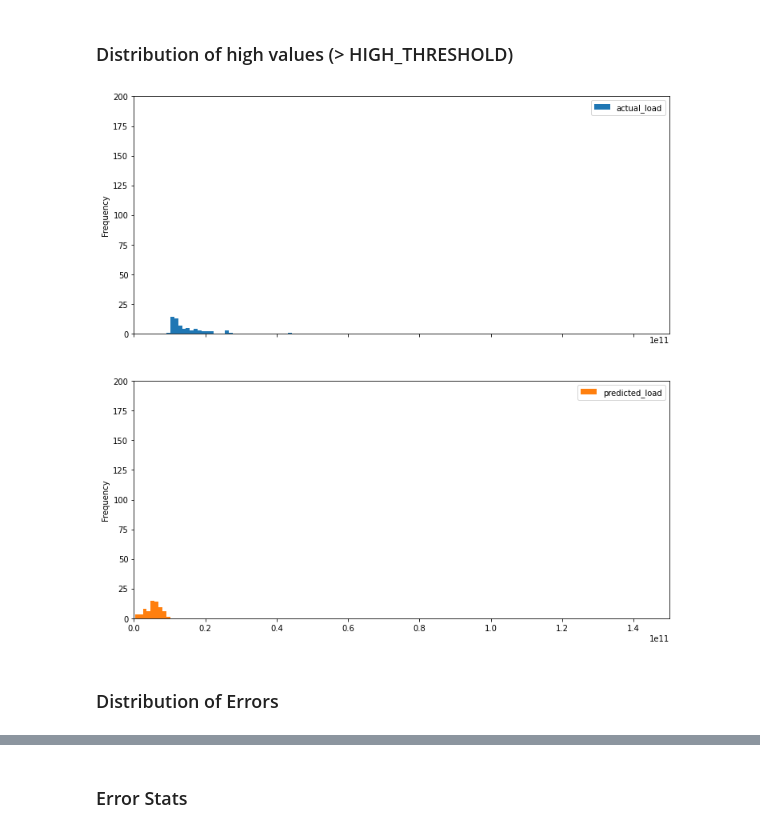
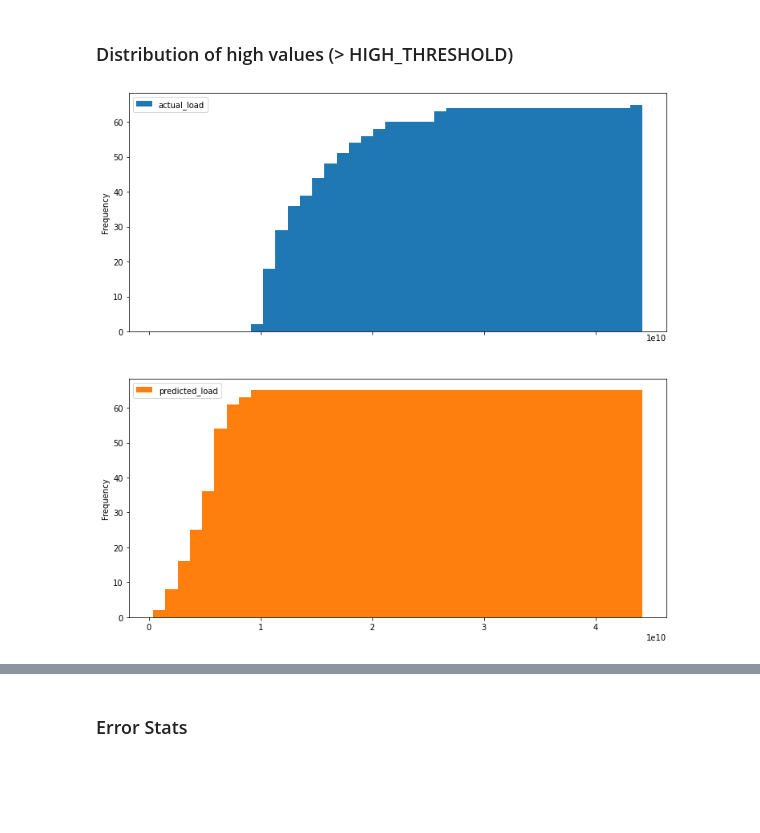
Before and after one commit to ecmwf-projects/ai-vegetation-fuel, a Jupyter notebook: notebooks/results/error_analysis_catboost_midlats.ipynb, the cells around one changed output, grey strips where cells are left out. Saved outputs shown, nothing was run; the diff lists cells and outputs as text; code cells hidden in the pictures; blank space fills up the shorter version.

```diff
--- a/notebooks/results/error_analysis_catboost_midlats.ipynb
+++ b/notebooks/results/error_analysis_catboost_midlats.ipynb
@@ -82,11 +82,9 @@ for ax in axes:
 ### Distribution of high values (> HIGH_THRESHOLD)
 # %%
 fli_df_high = fli_df[fli_df['actual_load'] >= HIGH_THRESHOLD].reset_index(drop=True)
-axes = fli_df_high.drop(columns=drop_columns).plot.hist(bins=40, subplots=True, figsize=(12, 12))
-for ax in axes:
-    ax.set_ylim(0, 200)
-    ax.set_xlim(0, 1.5e11)
+axes = fli_df_high.drop(columns=drop_columns).plot.hist(bins=40,
+                                                        subplots=True,
+                                                        figsize=(12, 12),
+                                                        cumulative=True)
 # %% [output]
-[figure, old version]
+[figure, new version]
-# %% [markdown]
-### Distribution of Errors
```
Also changed, not shown: parts of 12 cells of this notebook, 1 other file.
